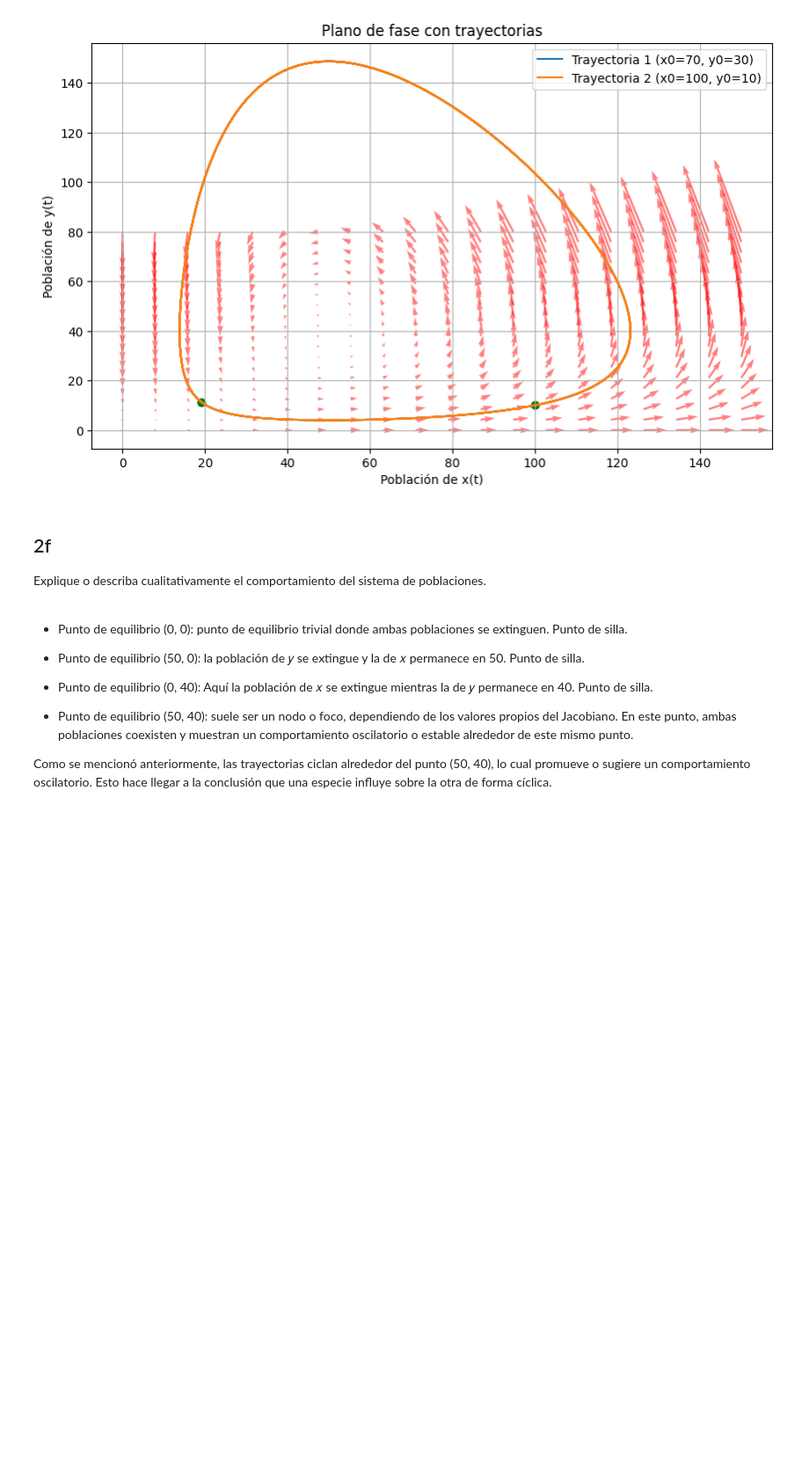
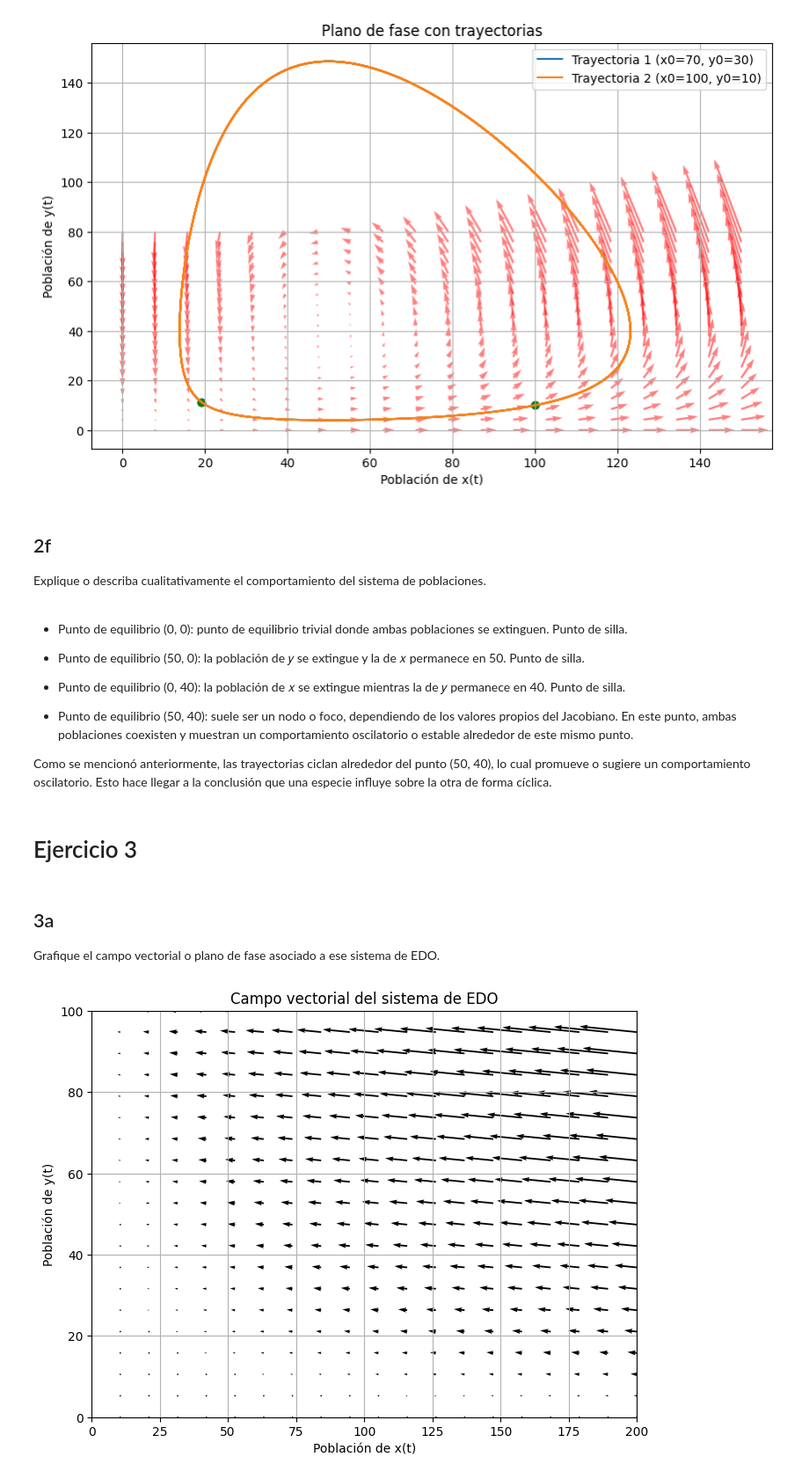
Before and after one commit to emiliosolanoo21/Runge-Kutta, a Jupyter notebook: runge-kutta.ipynb, the cells around one changed output. Shown at 88% size. Drawn from its saved outputs; the diff is of its cells as text; code cells hidden in the pictures; blank space fills up the shorter version.

```diff
--- a/runge-kutta.ipynb
+++ b/runge-kutta.ipynb
@@ -220,8 +220,38 @@ Explique o describa cualitativamente el comportamiento del sistema de poblacione
 
 - Punto de equilibrio (50, 0): la población de 𝑦 se extingue y la de 𝑥 permanece en 50. Punto de silla.
 
-- Punto de equilibrio (0, 40): Aquí la población de 𝑥 se extingue mientras la de 𝑦 permanece en 40. Punto de silla.
+- Punto de equilibrio (0, 40): la población de 𝑥 se extingue mientras la de 𝑦 permanece en 40. Punto de silla.
 
 - Punto de equilibrio (50, 40): suele ser un nodo o foco, dependiendo de los valores propios del Jacobiano. En este punto, ambas poblaciones coexisten y muestran un comportamiento oscilatorio o estable alrededor de este mismo punto.
 
 Como se mencionó anteriormente, las trayectorias ciclan alrededor del punto (50, 40), lo cual promueve o sugiere un comportamiento oscilatorio. Esto hace llegar a la conclusión que una especie influye sobre la otra de forma cíclica.
+# %% [markdown]
+# Ejercicio 3
+# %% [markdown]
+## 3a
+Grafique el campo vectorial o plano de fase asociado a ese sistema de EDO.
+# %%
+def dx_dt(x, y):
+    return 0.5*x - 0.001*x**2 - x*y
+
+def dy_dt(x, y):
+    return -0.2*y + 0.1*x*y
+
+x = np.linspace(0, 200, 20)
+y = np.linspace(0, 100, 20)
+X, Y = np.meshgrid(x, y)
+
+U = dx_dt(X, Y)
+V = dy_dt(X, Y)
+
+plt.figure(figsize=(8, 6))
+plt.quiver(X, Y, U, V)
+plt.title("Campo vectorial del sistema de EDO")
+plt.xlabel("Población de x(t)")
+plt.ylabel("Población de y(t)")
+plt.xlim([0, 200])
+plt.ylim([0, 100])
+plt.grid(True)
+plt.show()
+# %% [output]
+[figure, added]
```
Also changed, not shown: parts of 8 cells of this notebook.
